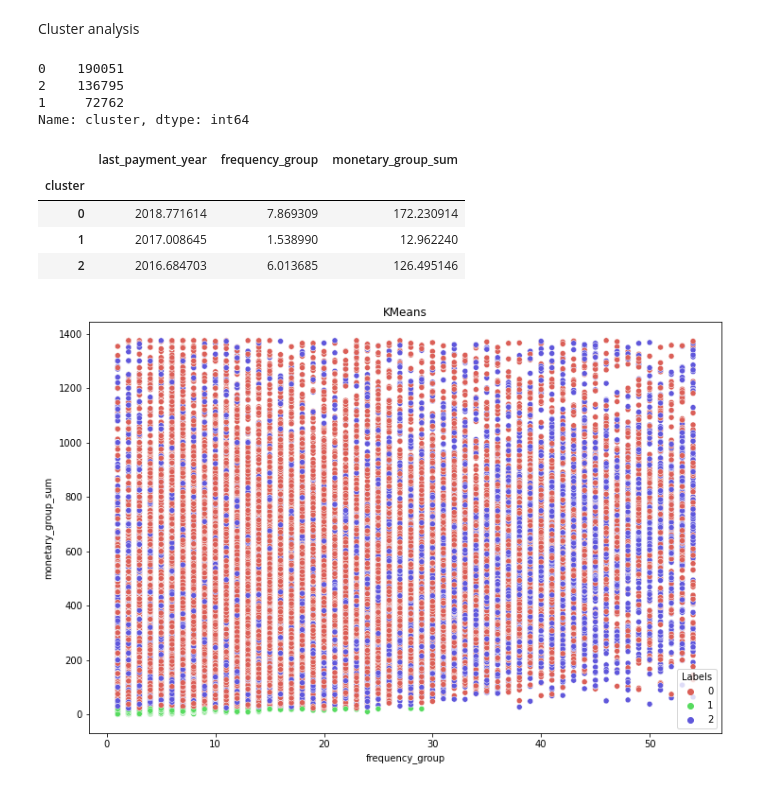
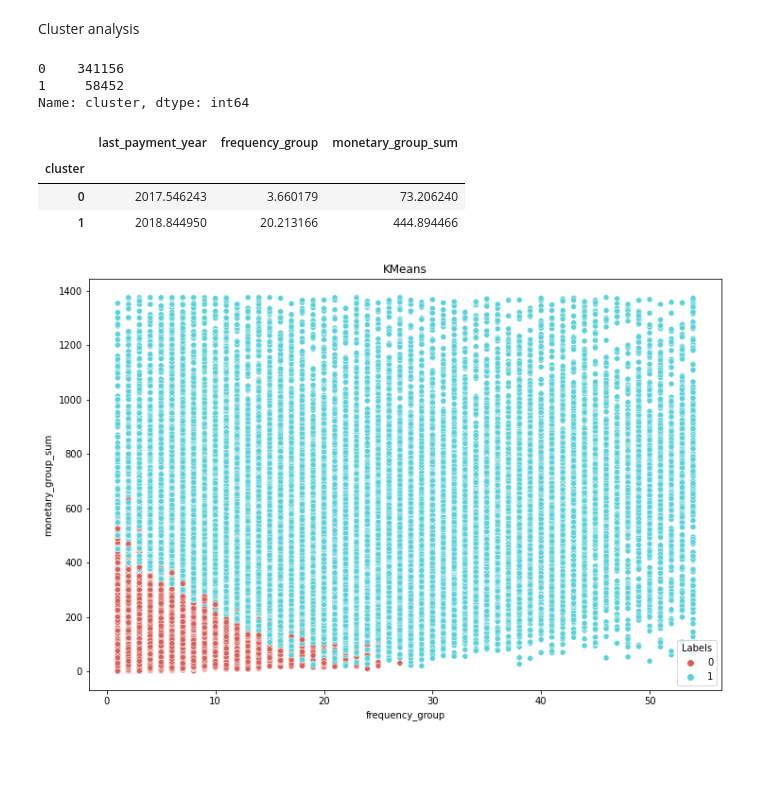
Before and after one commit to SaschaMet/_Uni, a Jupyter notebook: Semester 3/DS-Commerce-RFM/eda.ipynb, the cells around one changed output. Saved outputs shown, nothing was run; the diff lists cells and outputs as text; code cells hidden in the pictures; blank space fills up the shorter version.

```diff
--- a/Semester 3/DS-Commerce-RFM/eda.ipynb
+++ b/Semester 3/DS-Commerce-RFM/eda.ipynb
@@ -483,7 +485,5 @@ df_kmeans.sample(10)
 # %%
 # Scaling with Standard Scaler
-standar = StandardScaler()
-standar.fit(df_kmeans)
-
-rfm_model = standar.transform(df_kmeans)
+scaler = StandardScaler()
+df_kmeans = scaler.fit_transform(df_kmeans)
 rfm_model = pd.DataFrame(df_kmeans, columns=columns_to_use)
@@ -514,7 +521,7 @@ The elbow method looks at the percentage of variance explained as a function of
 # %% [markdown]
 KMeans with 3 clusters
 # %%
-kmeans = KMeans(n_clusters=3, init = 'k-means++')
+kmeans = KMeans(n_clusters=2, init = 'k-means++')
 kmeans.fit(rfm_model)
 cluster = kmeans.predict(rfm_model)
 # %% [markdown]
@@ -523,9 +530,8 @@ Cluster analysis
 df['cluster'] = cluster
 df['cluster'].value_counts()
 # %% [output]
-0    190051
-2    136795
-1     72762
+0    341156
+1     58452
 Name: cluster, dtype: int64
 # %%
 kmeans_final = df[['cluster','last_payment_year','frequency_group','monetary_group_sum']].groupby('cluster').mean()
@@ -533,14 +539,13 @@ kmeans_final
 # %% [output]
 |  | last_payment_year | frequency_group | monetary_group_sum |
 | cluster |  |  |  |
-| 0 | 2018.771614 | 7.869309 | 172.230914 |
-| 1 | 2017.008645 | 1.538990 | 12.962240 |
-| 2 | 2016.684703 | 6.013685 | 126.495146 |
+| 0 | 2017.546243 | 3.660179 | 73.206240 |
+| 1 | 2018.844950 | 20.213166 | 444.894466 |
 # %%
 df['Labels'] = kmeans.labels_
 plt.figure(figsize=(12, 8))
-sns.scatterplot(df['frequency_group'], df['monetary_group_sum'], hue=df['Labels'], palette=sns.color_palette('hls', 3))
+sns.scatterplot(df['frequency_group'], df['monetary_group_sum'], hue=df['Labels'], palette=sns.color_palette('hls', 2))
 plt.title('KMeans')
 plt.show()
 # %% [output]
-[figure, old version]
+[figure, new version]
```
Also changed, not shown: parts of 24 cells of this notebook.
